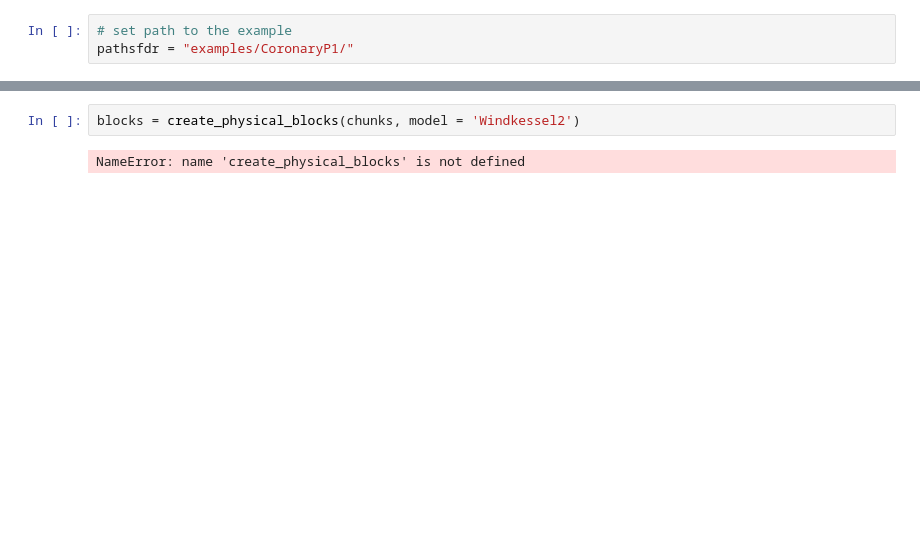
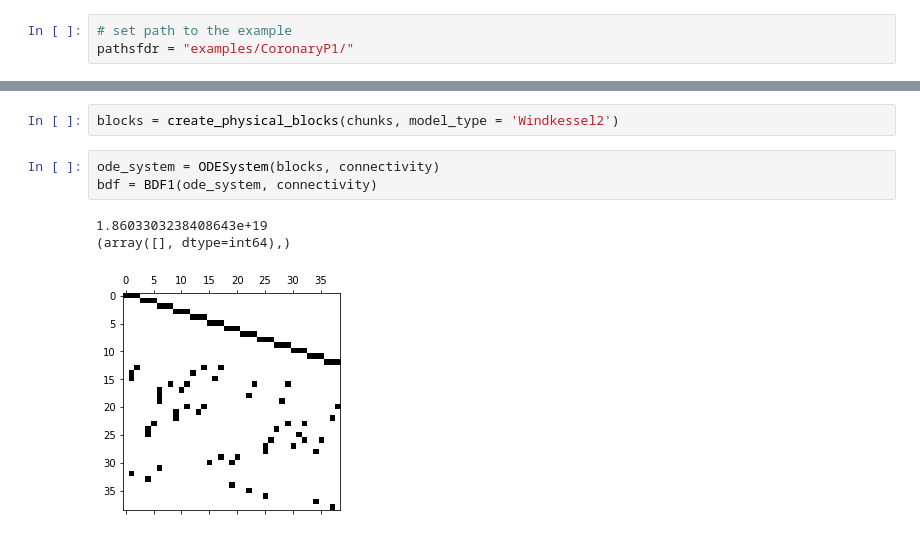
Before and after one commit to lucapegolotti/Coro0D, a Jupyter notebook: run.ipynb, the cells around one changed output, grey strips where cells are left out. Saved outputs shown, nothing was run; the diff lists cells and outputs as text; blank space fills up the shorter version.

```diff
--- a/run.ipynb
+++ b/run.ipynb
@@ -21,4 +23,9 @@ plot_vessel_portions(chunks, bifurcations, connectivity)
 # %%
-blocks = create_physical_blocks(chunks, model = 'Windkessel2')
+blocks = create_physical_blocks(chunks, model_type = 'Windkessel2')
-# %% [output]
-NameError: name 'create_physical_blocks' is not defined
+# %%
+ode_system = ODESystem(blocks, connectivity)
+bdf = BDF1(ode_system, connectivity)
+# %% [output]
+1.8603303238408643e+19
+(array([], dtype=int64),)
+[figure, added]
```
Also changed, not shown: parts of 4 cells of this notebook, 7 other files.
